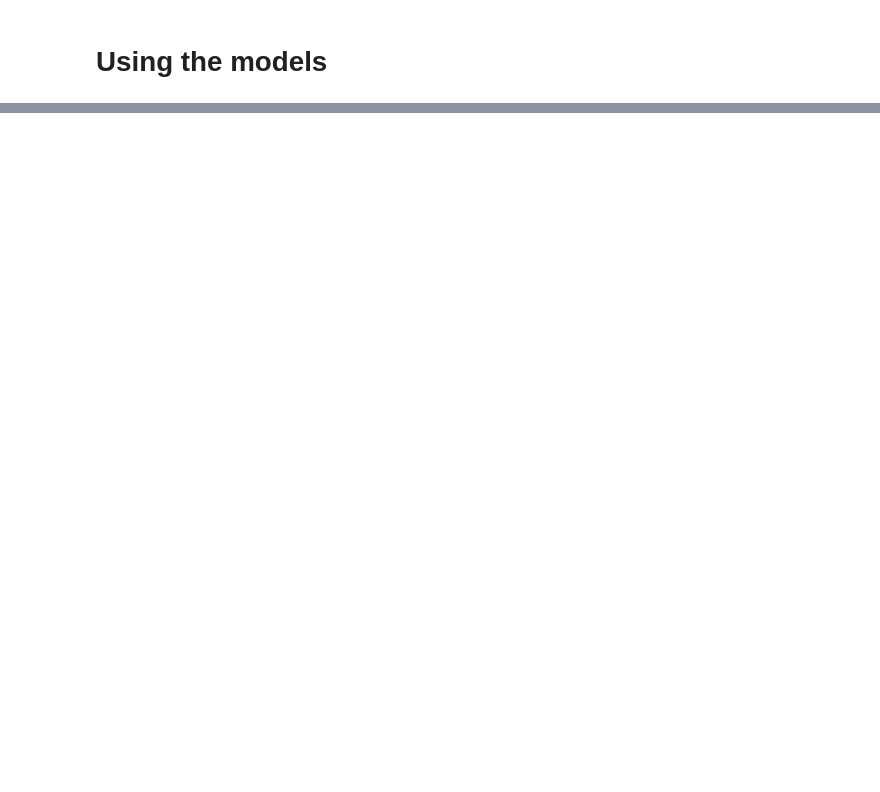
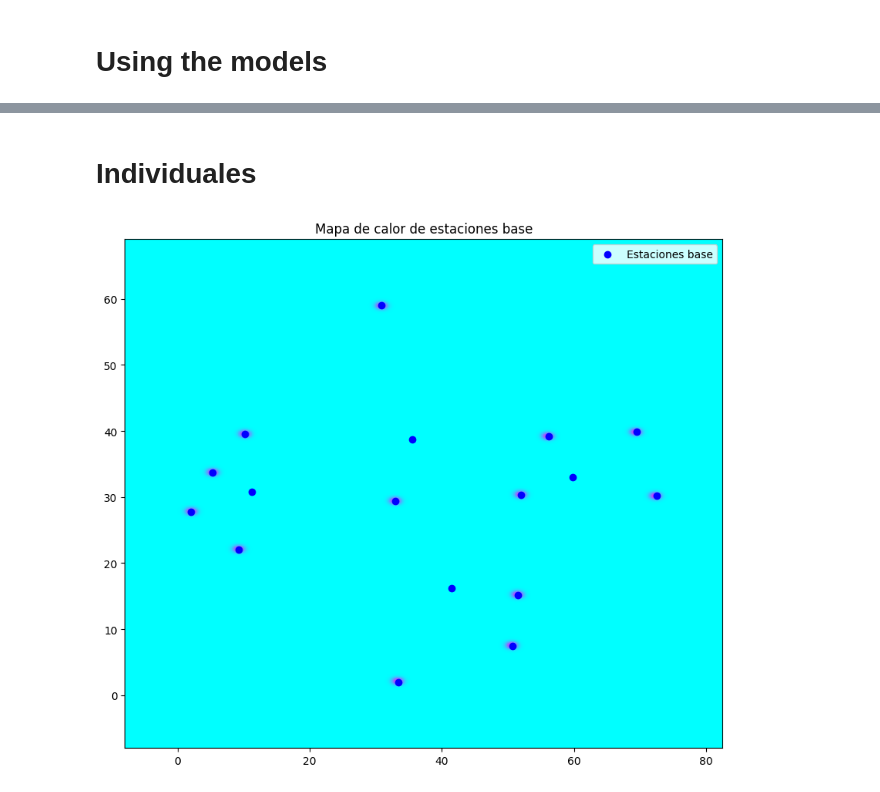
Before and after one commit to 6G-XTREME/PoF_Simulator, a Jupyter notebook: mocks/pruebas_mapa_rural/prueba mapa calor - uc 1.ipynb, the cells around one changed output, grey strips where cells are left out. Saved outputs shown, nothing was run; the diff lists cells and outputs as text; code cells hidden in the pictures; blank space fills up the shorter version.

```diff
--- a/mocks/pruebas_mapa_rural/prueba mapa calor - uc 1.ipynb
+++ b/mocks/pruebas_mapa_rural/prueba mapa calor - uc 1.ipynb
@@ -122,0 +123,15 @@ plt.show()
+# %% [markdown]
+# Individuales
+# %%
+# Ejemplo de uso
+xi, yi, zi_norm = HeatMap.generate_heat_map_bordered(base_stations=bs[nm:], bandwidth=0.025, border=10, grid_size=300)
+
+fig, ax = plt.subplots(figsize=(10, 10))
+
+ax.imshow(zi_norm, origin='lower', extent=(xi.min(), xi.max(), yi.min(), yi.max()), cmap='cool')
+ax.scatter(bs[:, 0], bs[:, 1], color='blue', label="Estaciones base")
+ax.legend()
+ax.set_title("Mapa de calor de estaciones base")
+plt.show()
+# %% [output]
+[figure, added]
```
Also changed, not shown: parts of 3 cells of this notebook, 9 other files.
